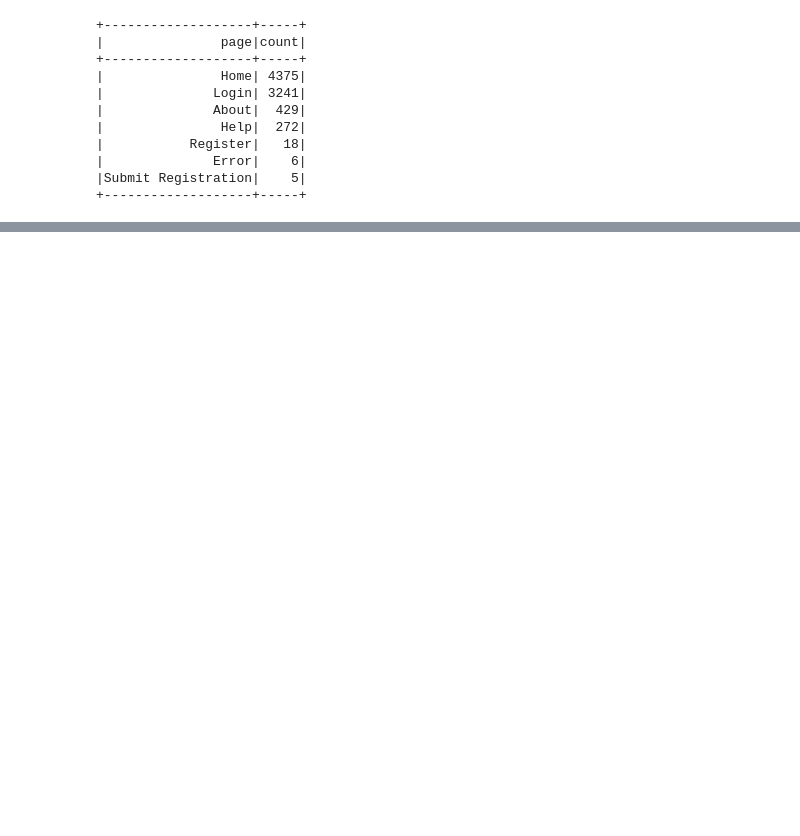
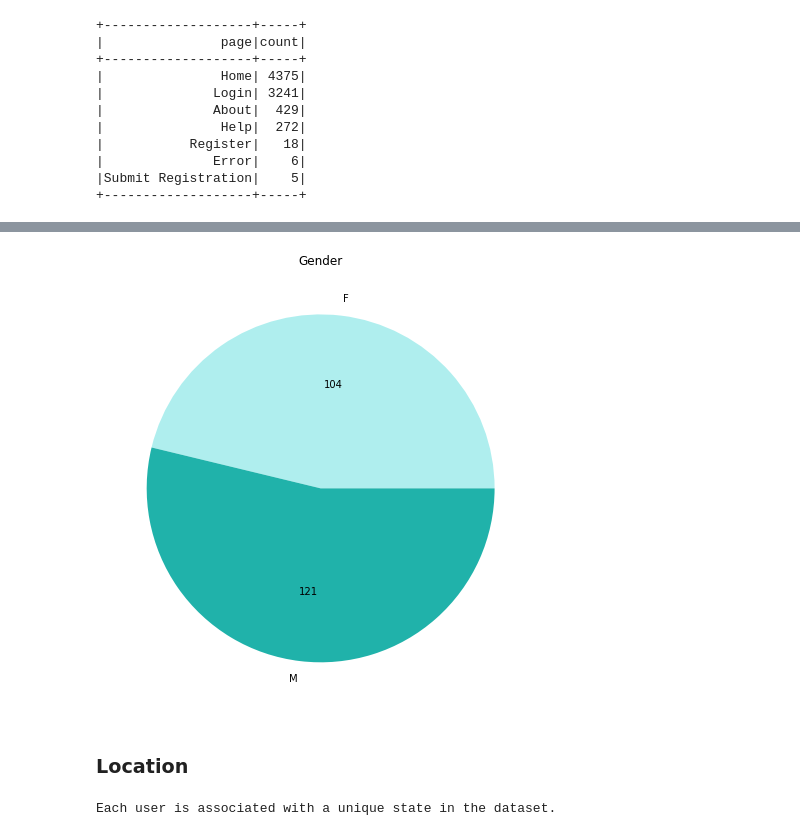
Before and after one commit to MareikeHeller/sparkify-customer-churn, a Jupyter notebook: sparkify-customer-churn.ipynb, the cells around one changed output, grey strips where cells are left out. Cells and saved outputs as stored; diff of their text form; code cells hidden in the pictures; blank space fills up the shorter version.

```diff
--- a/sparkify-customer-churn.ipynb
+++ b/sparkify-customer-churn.ipynb
@@ -109,0 +480,21 @@ The dataset is reduced to 278154 rows.
+# %%
+gender = df_clean.select('gender','userId') \
+                 .dropDuplicates() \
+                 .groupby('gender') \
+                 .count()
+
+plot_pie_chart(gender,'count','gender')
+# %% [output]
+[figure, added]
+# %% [markdown]
+### Location
+# %%
+state_user_combination = df_clean.select('state','userId').dropDuplicates().count()
+unique_users = df_clean.select('userId').dropDuplicates().count()
+
+if state_user_combination == unique_users:
+    print('Each user is associated with a unique state in the dataset.')
+else:
+    print('There are {} state x user combinations more than there are unique users.'.format(state_user_combination-unique_users))
+# %% [output]
+Each user is associated with a unique state in the dataset.
```
Also changed, not shown: parts of 51 cells of this notebook.
